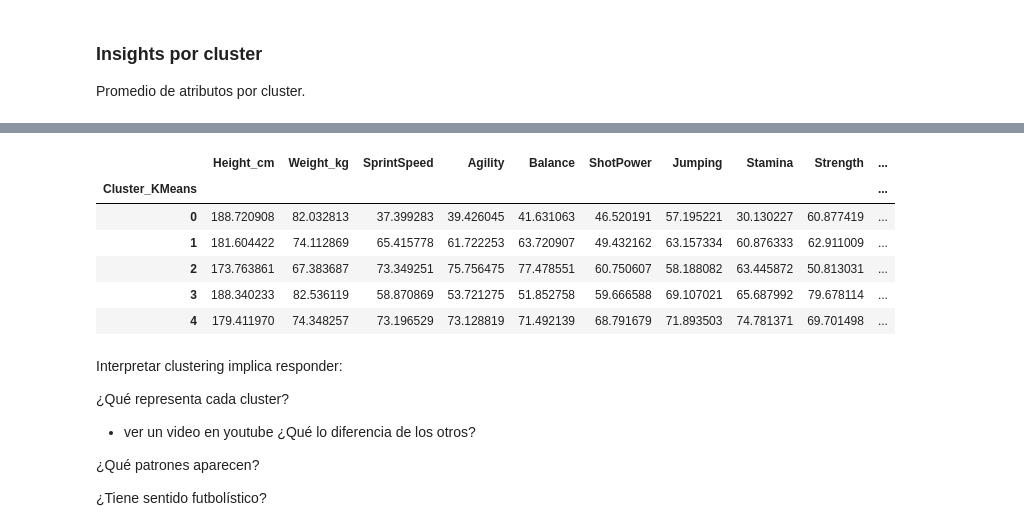
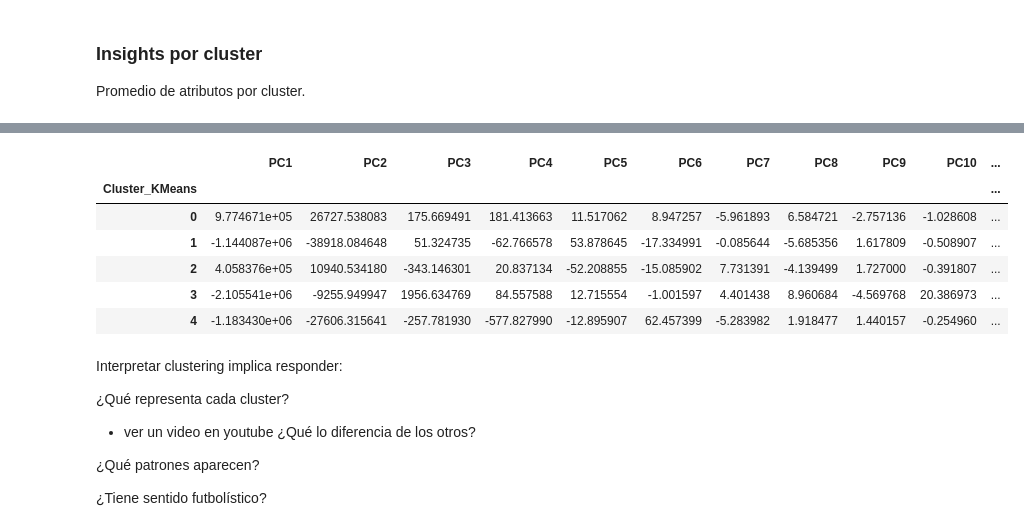
Before and after one commit to BrandonLCC/FIFA_ML_Kedro, a Jupyter notebook: notebooks/unsupervised/01_clustering_kmeans.ipynb, the cells around one changed output, grey strips where cells are left out. Saved outputs shown, nothing was run; the diff lists cells and outputs as text; code cells hidden in the pictures.

Commit message:
Union de pipeline unsupersived y modelo supervizados

```diff
--- a/notebooks/unsupervised/01_clustering_kmeans.ipynb
+++ b/notebooks/unsupervised/01_clustering_kmeans.ipynb
@@ -398,0 +404,6 @@ df_fifa = catalog.load("model_input_table")
+# %%
+df_fifa = catalog.load("model_input_table")
+
+df_input_table_with_pca =  catalog.load("model_input_table_with_pca")
+df_pca =  catalog.load("pca_output")
+df_best_clusters_kedro =  catalog.load("model_input_PCA_and_best_clusters")
@@ -682,7 +739,7 @@ sse = [] # acá vamos a guardar el puntaje de la función objetivo
 for k in range(1, 40):
   print(k)
   kkmeans = KMeans(n_clusters=k)
-  kkmeans.fit(df_fifa)
+  kkmeans.fit(df_input_table_with_pca)
   sse.append(kkmeans.inertia_)
 # %% [output]
 1
@@ -789,7 +846,7 @@ kmeans_final = KMeans(n_clusters=k_opt,
                      )
 cluster_labels = kmeans_final.fit_predict(X_scaled)
 
-df_fifa["Cluster_KMeans"] = cluster_labels
+df_input_table_with_pca["Cluster_KMeans"] = cluster_labels
 
 #df.loc[X.index, "cluster"] = clusters #
 #### **Centroides**
@@ -859,16 +942,16 @@ plt.show()
 
 Promedio de atributos por cluster.
 # %%
-df_fifa.groupby("Cluster_KMeans")[features].mean()
+df_input_table_with_pca.groupby("Cluster_KMeans")[features].mean()
 # %% [output]
 [interactive output not drawn]
-|  | Height_cm | Weight_kg | SprintSpeed | Agility | Balance | ShotPower | Jumping | Stamina | Strength | ... |
-| Cluster_KMeans |  |  |  |  |  |  |  |  |  | ... |
-| 0 | 188.720908 | 82.032813 | 37.399283 | 39.426045 | 41.631063 | 46.520191 | 57.195221 | 30.130227 | 60.877419 | ... |
-| 1 | 181.604422 | 74.112869 | 65.415778 | 61.722253 | 63.720907 | 49.432162 | 63.157334 | 60.876333 | 62.911009 | ... |
-| 2 | 173.763861 | 67.383687 | 73.349251 | 75.756475 | 77.478551 | 60.750607 | 58.188082 | 63.445872 | 50.813031 | ... |
-| 3 | 188.340233 | 82.536119 | 58.870869 | 53.721275 | 51.852758 | 59.666588 | 69.107021 | 65.687992 | 79.678114 | ... |
-| 4 | 179.411970 | 74.348257 | 73.196529 | 73.128819 | 71.492139 | 68.791679 | 71.893503 | 74.781371 | 69.701498 | ... |
+|  | PC1 | PC2 | PC3 | PC4 | PC5 | PC6 | PC7 | PC8 | PC9 | PC10 | ... |
+| Cluster_KMeans |  |  |  |  |  |  |  |  |  |  | ... |
+| 0 | 9.774671e+05 | 26727.538083 | 175.669491 | 181.413663 | 11.517062 | 8.947257 | -5.961893 | 6.584721 | -2.757136 | -1.028608 | ... |
+| 1 | -1.144087e+06 | -38918.084648 | 51.324735 | -62.766578 | 53.878645 | -17.334991 | -0.085644 | -5.685356 | 1.617809 | -0.508907 | ... |
+| 2 | 4.058376e+05 | 10940.534180 | -343.146301 | 20.837134 | -52.208855 | -15.085902 | 7.731391 | -4.139499 | 1.727000 | -0.391807 | ... |
+| 3 | -2.105541e+06 | -9255.949947 | 1956.634769 | 84.557588 | 12.715554 | -1.001597 | 4.401438 | 8.960684 | -4.569768 | 20.386973 | ... |
+| 4 | -1.183430e+06 | -27606.315641 | -257.781930 | -577.827990 | -12.895907 | 62.457399 | -5.283982 | 1.918477 | 1.440157 | -0.254960 | ... |
 # %% [markdown]
 Interpretar clustering implica responder:
 
```
Also changed, not shown: parts of 24 cells of this notebook, 3 other files.
